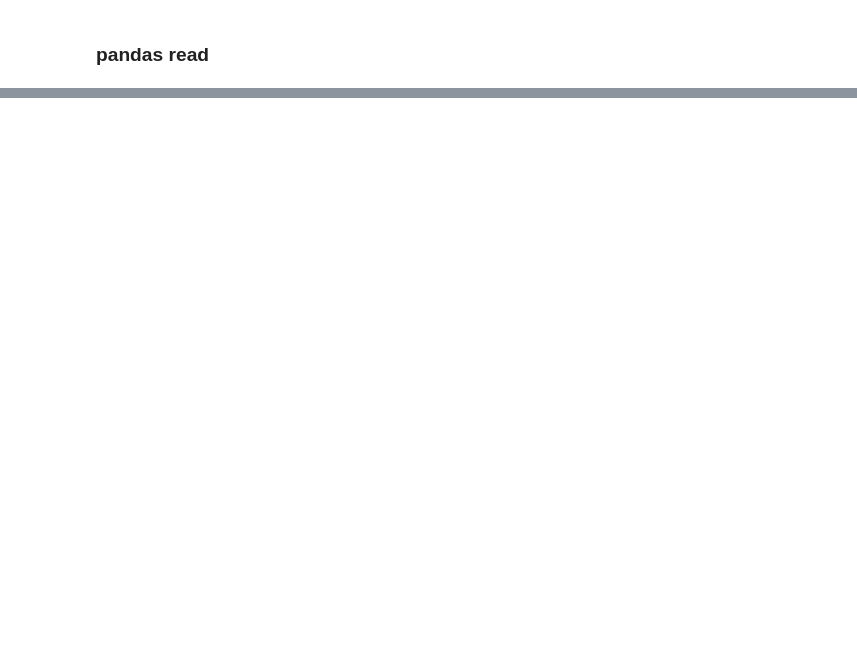
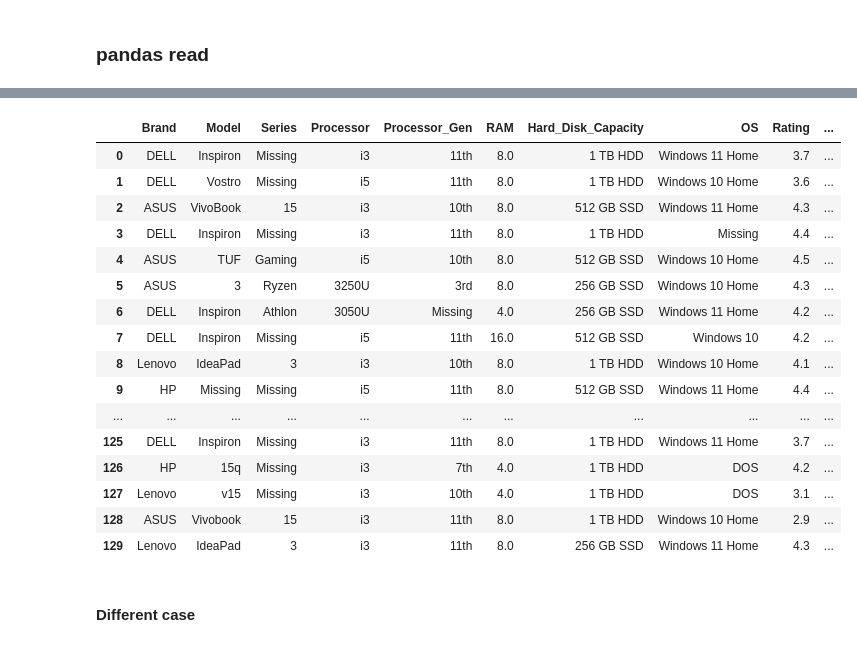
Before and after one commit to MaxotFedorov/DataEngineeringMaxot, a Jupyter notebook: DE.ipynb, the cells around one changed output, grey strips where cells are left out. Saved outputs shown, nothing was run; the diff lists cells and outputs as text; code cells hidden in the pictures; blank space fills up the shorter version.

```diff
--- a/DE.ipynb
+++ b/DE.ipynb
@@ -173,0 +340,10 @@ ncd.shape
+# %%
+EXISTING_OS = ['Windows', 'DOS', 'Chrome OS', 'macOS', 'Linux']
+# %%
+for i in df.index:
+    for j in range(len(EXISTING_OS)):
+        if (1 if (str(df['OS'][i]).find(EXISTING_OS[j]) == 0) else 0):
+            break
+        else:
+            if(j == len(EXISTING_OS) - 1 and str(df['OS'][i]).find(EXISTING_OS[j]) == -1):
+                df['OS'][i] = 'Missing'
@@ -173,0 +377,4 @@ ncd.shape
+# %%
+for i in df.index:
+    if df['Brand'][i] == 'APPLE':
+        df['OS'][i] = 'macOS'
@@ -173,0 +399,12 @@ ncd.shape
+# %%
+for i in df.index:
+    if df['Series'][i] == 'Macbook':
+        df.loc[i,['Model','Series']] = df.loc[i,['Series','Model']].values
+    if df['Brand'][i] == df['Model'][i]:
+        df['Model'][i] = 'Missing'
+    if df['Series'][i] == 'TUF':
+        df.loc[i,['Model','Series']] = df.loc[i,['Series','Model']].values
+    if df['Series'][i] == 'Pavilion':
+        df.loc[i,['Model','Series']] = df.loc[i,['Series','Model']].values
+    if df['Model'][i] == 'Ryzen':
+        df.loc[i,['Model','Series']] = df.loc[i,['Series','Model']].values
@@ -173,0 +427,22 @@ ncd.shape
+# %%
+df
+# %% [output]
+|  | Brand | Model | Series | Processor | Processor_Gen | RAM | Hard_Disk_Capacity | OS | Rating | ... |
+| 0 | DELL | Inspiron | Missing | i3 | 11th | 8.0 | 1 TB HDD | Windows 11 Home | 3.7 | ... |
+| 1 | DELL | Vostro | Missing | i5 | 11th | 8.0 | 1 TB HDD | Windows 10 Home | 3.6 | ... |
+| 2 | ASUS | VivoBook | 15 | i3 | 10th | 8.0 | 512 GB SSD | Windows 11 Home | 4.3 | ... |
+| 3 | DELL | Inspiron | Missing | i3 | 11th | 8.0 | 1 TB HDD | Missing | 4.4 | ... |
+| 4 | ASUS | TUF | Gaming | i5 | 10th | 8.0 | 512 GB SSD | Windows 10 Home | 4.5 | ... |
+| 5 | ASUS | 3 | Ryzen | 3250U | 3rd | 8.0 | 256 GB SSD | Windows 10 Home | 4.3 | ... |
+| 6 | DELL | Inspiron | Athlon | 3050U | Missing | 4.0 | 256 GB SSD | Windows 11 Home | 4.2 | ... |
+| 7 | DELL | Inspiron | Missing | i5 | 11th | 16.0 | 512 GB SSD | Windows 10 | 4.2 | ... |
+| 8 | Lenovo | IdeaPad | 3 | i3 | 10th | 8.0 | 1 TB HDD | Windows 10 Home | 4.1 | ... |
+| 9 | HP | Missing | Missing | i5 | 11th | 8.0 | 512 GB SSD | Windows 11 Home | 4.4 | ... |
+| ... | ... | ... | ... | ... | ... | ... | ... | ... | ... | ... |
+| 125 | DELL | Inspiron | Missing | i3 | 11th | 8.0 | 1 TB HDD | Windows 11 Home | 3.7 | ... |
+| 126 | HP | 15q | Missing | i3 | 7th | 4.0 | 1 TB HDD | DOS | 4.2 | ... |
+| 127 | Lenovo | v15 | Missing | i3 | 10th | 4.0 | 1 TB HDD | DOS | 3.1 | ... |
+| 128 | ASUS | Vivobook | 15 | i3 | 11th | 8.0 | 1 TB HDD | Windows 10 Home | 2.9 | ... |
+| 129 | Lenovo | IdeaPad | 3 | i3 | 11th | 8.0 | 256 GB SSD | Windows 11 Home | 4.3 | ... |
+# %% [markdown]
+#### Different case
```
Also changed, not shown: parts of 47 cells of this notebook.
